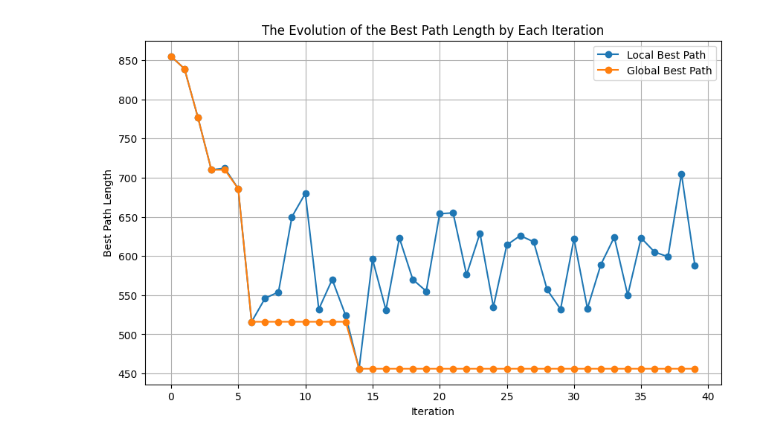
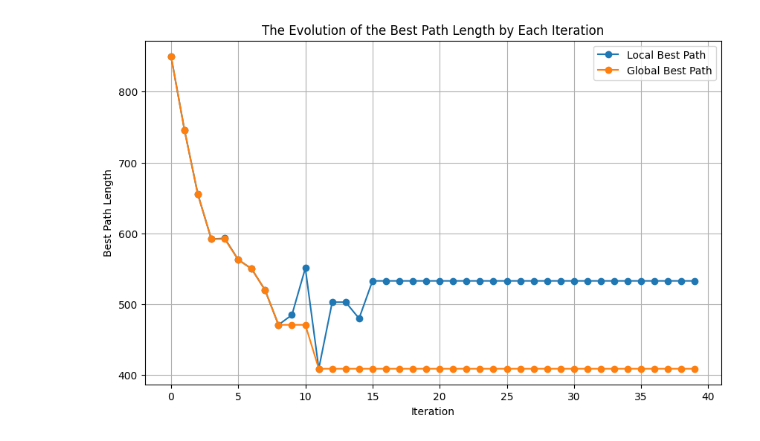
Before and after one commit to NoaJel/A3_B4__Algorithm, a Jupyter notebook: ACO_charts.ipynb, the cells around one changed output. Cells and saved outputs as stored; diff of their text form; code cells hidden in the pictures.

Commit message:
Modified euristic and added chart

```diff
--- a/ACO_charts.ipynb
+++ b/ACO_charts.ipynb
@@ -96,7 +96,7 @@ def ant_colony_optimization_vrp(cities, n_ants, n_iterations, alpha, beta, evapo
                 while np.any(np.logical_not(visited)) and cities_visited < max_cities_per_truck :
                     unvisited = np.where(np.logical_not(visited))[0] # getting the next unvisited cities
                     # calculating the probabilities of the next cities
-                    probabilities = pheromone[current_point][unvisited]**alpha / (cities[current_point][unvisited])**beta
+                    probabilities = pheromone[current_point][unvisited]**alpha * (1/cities[current_point][unvisited])**beta
                     # if all the probabilities are 0, set them to 1/len(probabilities) to avoid division by 0
                     if np.sum(probabilities) == 0:
                         probabilities = np.ones_like(probabilities) / len(probabilities)
@@ -136,7 +136,7 @@ def ant_colony_optimization_vrp(cities, n_ants, n_iterations, alpha, beta, evapo
         execution_time = time.time() - start_time  # Calculate the execution time
     return best_paths, best_total_length, local_best_path_len_iter, global_best_path_len_iter, execution_time
 # %%
-best_paths, best_total_length, local_best_path_len_iter, global_best_path_len_iter, execution_time = ant_colony_optimization_vrp(cities, n_ants=10, n_iterations=40, alpha=1, beta=2, evaporation_rate=0.4, Q=100, n_trucks=3)
+best_paths, best_total_length, local_best_path_len_iter, global_best_path_len_iter, execution_time = ant_colony_optimization_vrp(cities, n_ants=10, n_iterations=40, alpha=2, beta=2, evaporation_rate=0.4, Q=70, n_trucks=3)
 plot_best_path(local_best_path_len_iter, global_best_path_len_iter)
 # %% [output]
-[figure, old version]
+[figure, new version]
```
Also changed, not shown: parts of 7 cells of this notebook, 1 other file.
